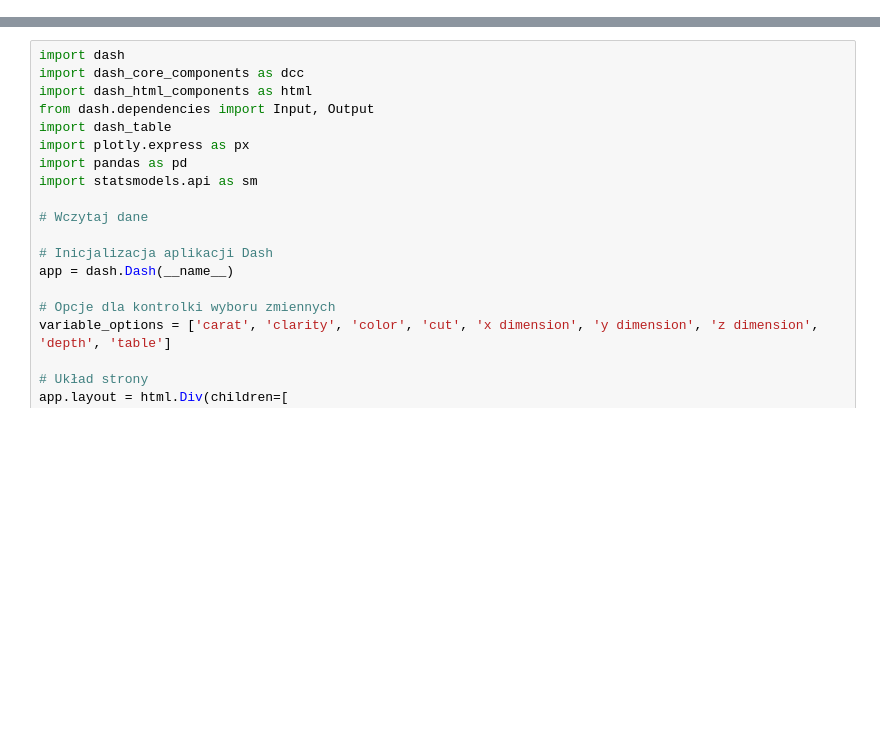
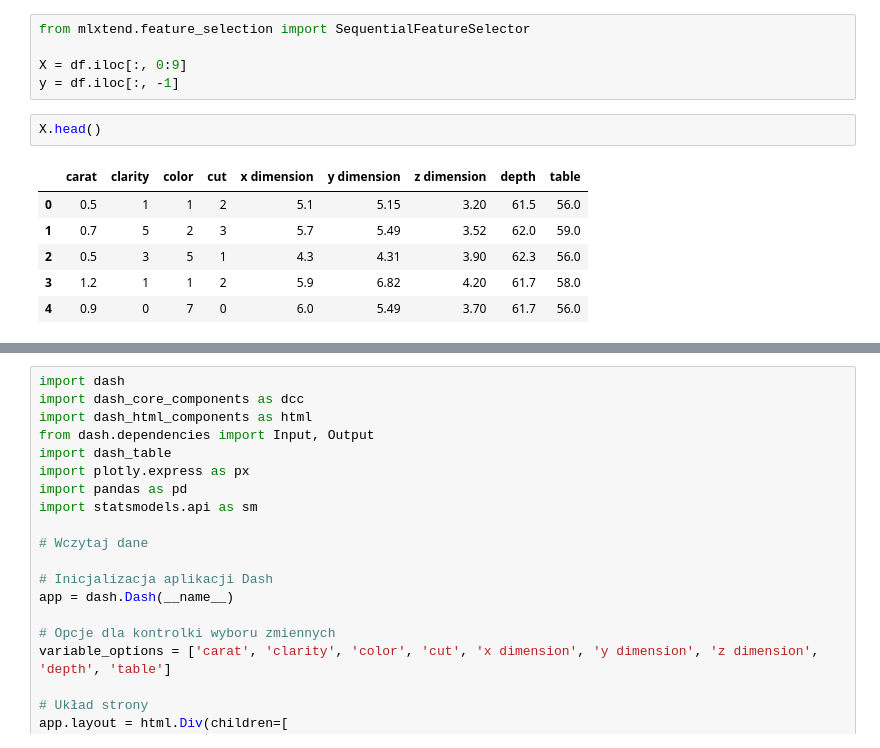
Before and after one commit to karolsobotka/PAD, a Jupyter notebook: messy_data_proj/etap_tworzenia_modelu_regresji.ipynb, the cells around one changed output, grey strips where cells are left out. Cells and saved outputs as stored; diff of their text form; blank space fills up the shorter version.

```diff
--- a/messy_data_proj/etap_tworzenia_modelu_regresji.ipynb
+++ b/messy_data_proj/etap_tworzenia_modelu_regresji.ipynb
@@ -13,0 +23,14 @@ df.head(5)
+# %%
+from mlxtend.feature_selection import SequentialFeatureSelector
+
+X = df.iloc[:, 0:9]
+y = df.iloc[:, -1]
+# %%
+X.head()
+# %% [output]
+|  | carat | clarity | color | cut | x dimension | y dimension | z dimension | depth | table |
+| 0 | 0.5 | 1 | 1 | 2 | 5.1 | 5.15 | 3.20 | 61.5 | 56.0 |
+| 1 | 0.7 | 5 | 2 | 3 | 5.7 | 5.49 | 3.52 | 62.0 | 59.0 |
+| 2 | 0.5 | 3 | 5 | 1 | 4.3 | 4.31 | 3.90 | 62.3 | 56.0 |
+| 3 | 1.2 | 1 | 1 | 2 | 5.9 | 6.82 | 4.20 | 61.7 | 58.0 |
+| 4 | 0.9 | 0 | 7 | 0 | 6.0 | 5.49 | 3.70 | 61.7 | 56.0 |
```
Also changed, not shown: parts of 10 cells of this notebook, 1 other file.
